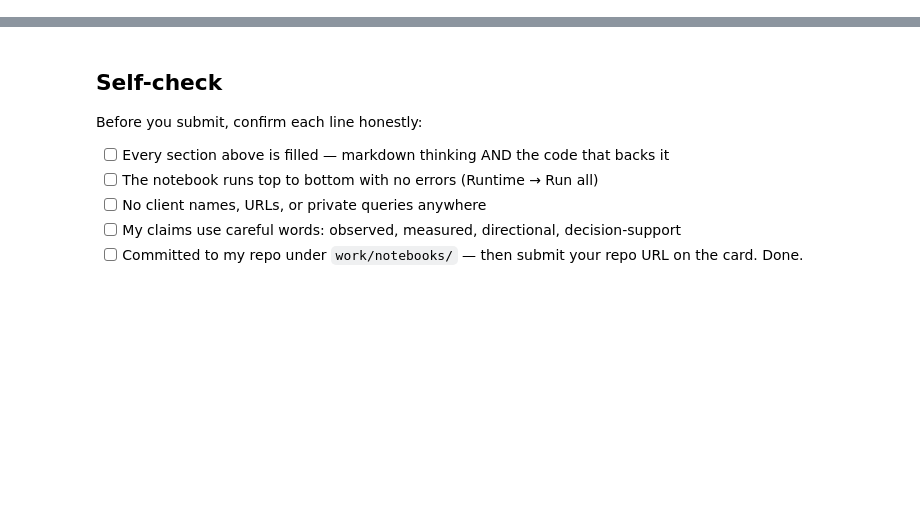
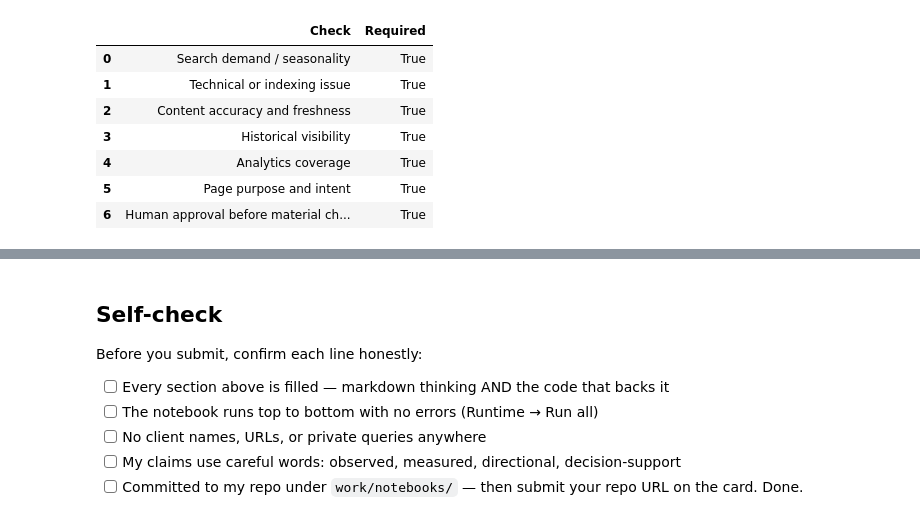
Before and after one commit to pakizahassan/flyrank-ml-internship, a Jupyter notebook: work/notebooks/w07_action_playbook.ipynb, the cells around one changed output, grey strips where cells are left out. Saved outputs shown, nothing was run; the diff lists cells and outputs as text; code cells hidden in the pictures; blank space fills up the shorter version.

```diff
--- a/work/notebooks/w07_action_playbook.ipynb
+++ b/work/notebooks/w07_action_playbook.ipynb
@@ -43,0 +497,34 @@ This skeleton is yours to fill. Work the sections **in order** — each one has
+# %%
+# Human-review checklist and no-go controls
+
+review_controls = pd.DataFrame({
+    "Check": [
+        "Search demand / seasonality",
+        "Technical or indexing issue",
+        "Content accuracy and freshness",
+        "Historical visibility",
+        "Analytics coverage",
+        "Page purpose and intent",
+        "Human approval before material change"
+    ],
+    "Required": [
+        True,
+        True,
+        True,
+        True,
+        True,
+        True,
+        True
+    ]
+})
+
+display(review_controls)
+# %% [output]
+|  | Check | Required |
+| 0 | Search demand / seasonality | True |
+| 1 | Technical or indexing issue | True |
+| 2 | Content accuracy and freshness | True |
+| 3 | Historical visibility | True |
+| 4 | Analytics coverage | True |
+| 5 | Page purpose and intent | True |
+| 6 | Human approval before material ch... | True |
```
Also changed, not shown: parts of 30 cells of this notebook.
